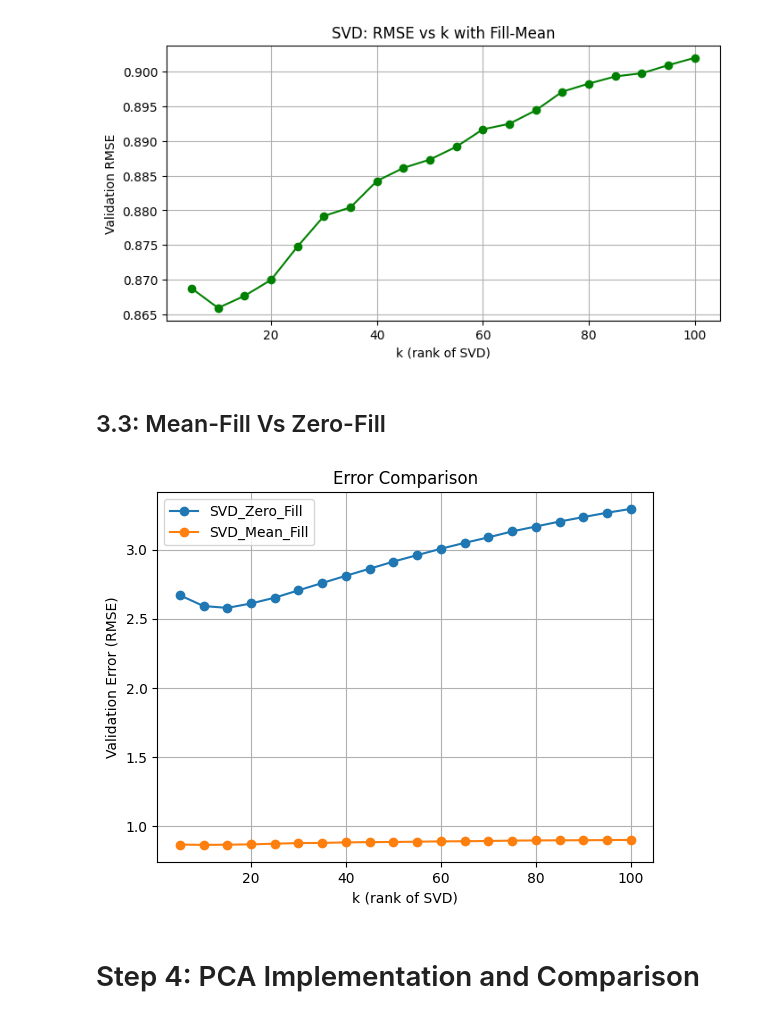
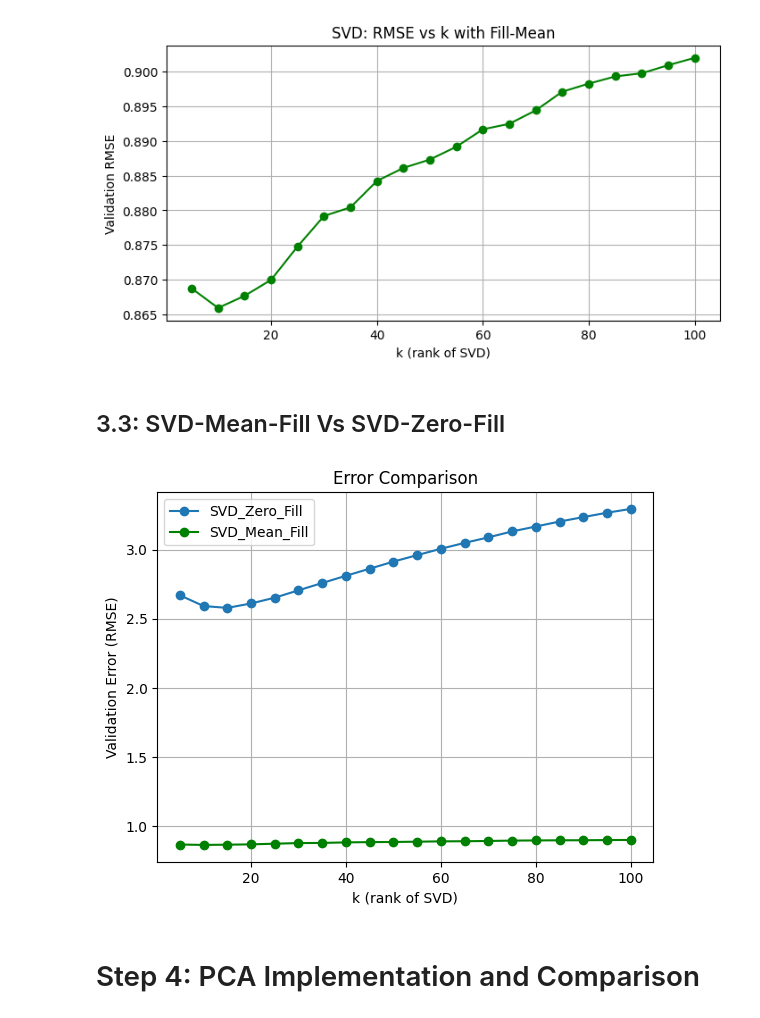
Before and after one commit to pouriaSameti/Mathematics-For-Data-Science, a Jupyter notebook: Project 2/code.ipynb, the cells around one changed output. Saved outputs shown, nothing was run; the diff lists cells and outputs as text; code cells hidden in the pictures.

```diff
--- a/Project 2/code.ipynb
+++ b/Project 2/code.ipynb
@@ -221,20 +221,20 @@ plt.show()
 # %% [output]
 [figure]
 # %% [markdown]
-## 3.3: Mean-Fill Vs Zero-Fill
+## 3.3: SVD-Mean-Fill Vs SVD-Zero-Fill
 # %%
 plt.plot(k_values, svd_fill_zero, label="SVD_Zero_Fill", marker='o')
-plt.plot(k_values, svd_fill_mean, label="SVD_Mean_Fill", marker='o')
+plt.plot(k_values, svd_fill_mean, label="SVD_Mean_Fill", marker='o', color='green')
 
 plt.xlabel("k (rank of SVD)")
 plt.ylabel("Validation Error (RMSE)")
 plt.title("Error Comparison")
 plt.legend()
 plt.grid(True)
 
 plt.show()
 # %% [output]
-[figure, old version]
+[figure, new version]
 # %% [markdown]
 # Step 4: PCA Implementation and Comparison
 # %% [markdown]
```
Also changed, not shown: parts of 6 cells of this notebook.
